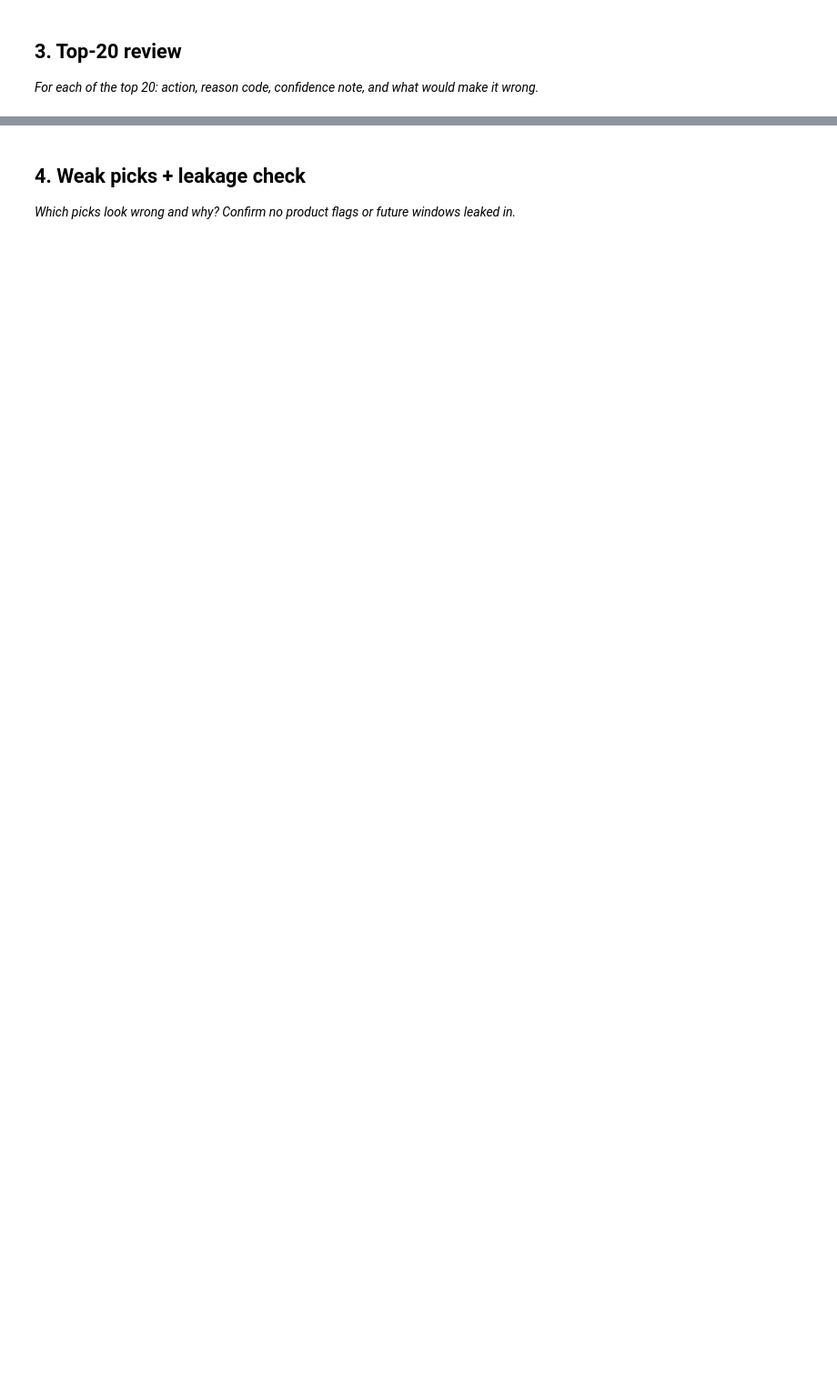
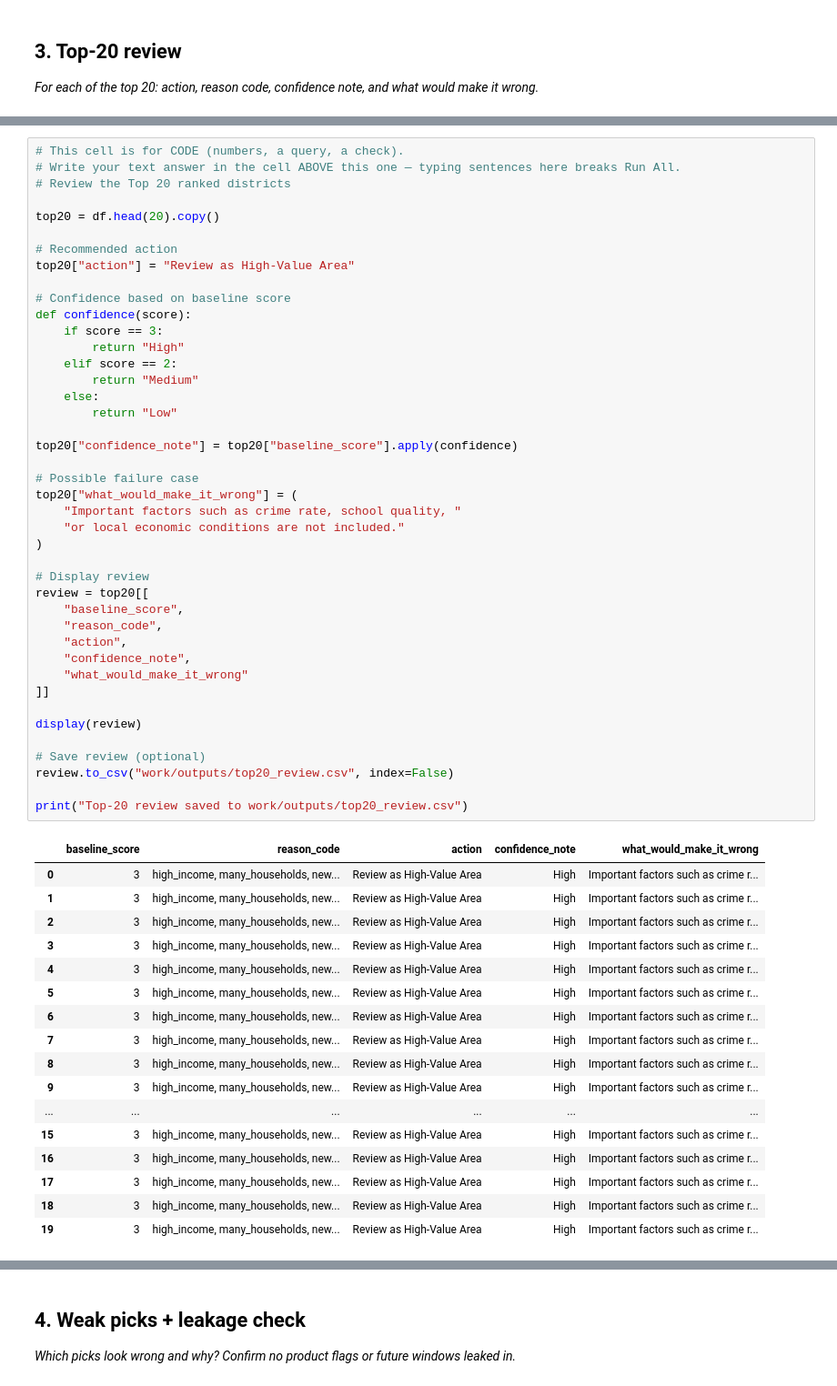
Before and after one commit to rish7186/flyrank-ml-internship-starter, a Jupyter notebook: work/notebooks/w04_baseline_score.ipynb, the cells around one changed output, grey strips where cells are left out. Shown at 91% size. Drawn from its saved outputs; the diff is of its cells as text; blank space fills up the shorter version.

```diff
--- a/work/notebooks/w04_baseline_score.ipynb
+++ b/work/notebooks/w04_baseline_score.ipynb
@@ -29,0 +167,60 @@ This skeleton is yours to fill. Work the sections **in order** — each one has
+# %%
+# This cell is for CODE (numbers, a query, a check).
+# Write your text answer in the cell ABOVE this one — typing sentences here breaks Run All.
+# Review the Top 20 ranked districts
+
+top20 = df.head(20).copy()
+
+# Recommended action
+top20["action"] = "Review as High-Value Area"
+
+# Confidence based on baseline score
+def confidence(score):
+    if score == 3:
+        return "High"
+    elif score == 2:
+        return "Medium"
+    else:
+        return "Low"
+
+top20["confidence_note"] = top20["baseline_score"].apply(confidence)
+
+# Possible failure case
+top20["what_would_make_it_wrong"] = (
+    "Important factors such as crime rate, school quality, "
+    "or local economic conditions are not included."
+)
+
+# Display review
+review = top20[[
+    "baseline_score",
+    "reason_code",
+    "action",
+    "confidence_note",
+    "what_would_make_it_wrong"
+]]
+
+display(review)
+
+# Save review (optional)
+review.to_csv("work/outputs/top20_review.csv", index=False)
+
+print("Top-20 review saved to work/outputs/top20_review.csv")
+# %% [output]
+|  | baseline_score | reason_code | action | confidence_note | what_would_make_it_wrong |
+| 0 | 3 | high_income, many_households, new... | Review as High-Value Area | High | Important factors such as crime r... |
+| 1 | 3 | high_income, many_households, new... | Review as High-Value Area | High | Important factors such as crime r... |
+| 2 | 3 | high_income, many_households, new... | Review as High-Value Area | High | Important factors such as crime r... |
+| 3 | 3 | high_income, many_households, new... | Review as High-Value Area | High | Important factors such as crime r... |
+| 4 | 3 | high_income, many_households, new... | Review as High-Value Area | High | Important factors such as crime r... |
+| 5 | 3 | high_income, many_households, new... | Review as High-Value Area | High | Important factors such as crime r... |
+| 6 | 3 | high_income, many_households, new... | Review as High-Value Area | High | Important factors such as crime r... |
+| 7 | 3 | high_income, many_households, new... | Review as High-Value Area | High | Important factors such as crime r... |
+| 8 | 3 | high_income, many_households, new... | Review as High-Value Area | High | Important factors such as crime r... |
+| 9 | 3 | high_income, many_households, new... | Review as High-Value Area | High | Important factors such as crime r... |
+| ... | ... | ... | ... | ... | ... |
+| 15 | 3 | high_income, many_households, new... | Review as High-Value Area | High | Important factors such as crime r... |
+| 16 | 3 | high_income, many_households, new... | Review as High-Value Area | High | Important factors such as crime r... |
+| 17 | 3 | high_income, many_households, new... | Review as High-Value Area | High | Important factors such as crime r... |
+| 18 | 3 | high_income, many_households, new... | Review as High-Value Area | High | Important factors such as crime r... |
+| 19 | 3 | high_income, many_households, new... | Review as High-Value Area | High | Important factors such as crime r... |
```
Also changed, not shown: parts of 12 cells of this notebook.
